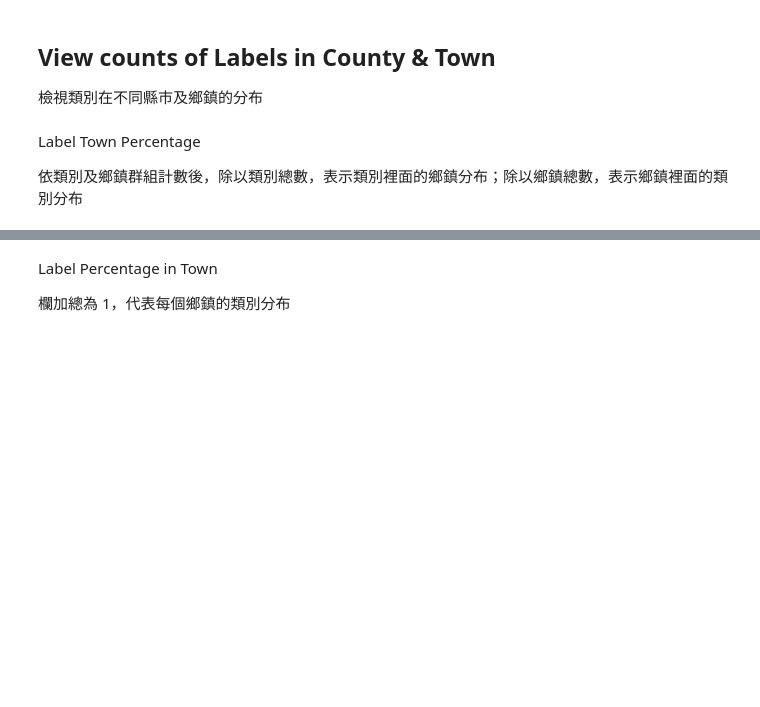
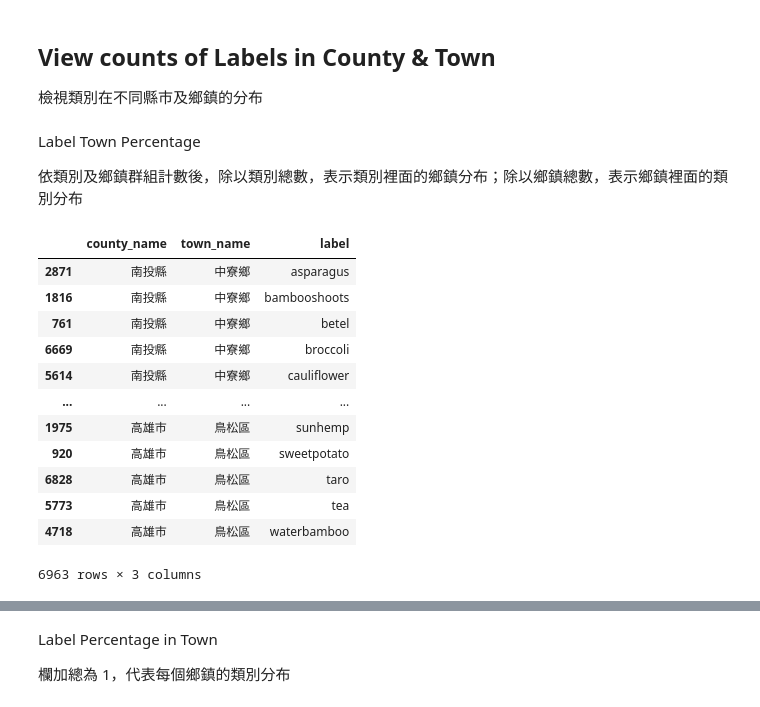
Before and after one commit to siang-chang/aidea-farmland-crops-autumn-personal, a Jupyter notebook: src/analysis/analysis.ipynb, the cells around one changed output, grey strips where cells are left out. Drawn from its saved outputs; the diff is of its cells as text; code cells hidden in the pictures; blank space fills up the shorter version.

```diff
--- a/src/analysis/analysis.ipynb
+++ b/src/analysis/analysis.ipynb
@@ -154,4 +154,24 @@ plt.show()
 Label Town Percentage
 
 依類別及鄉鎮群組計數後，除以類別總數，表示類別裡面的鄉鎮分布；除以鄉鎮總數，表示鄉鎮裡面的類別分布
+# %%
+county_town_drop_duplicates = data[['county_name', 'town_name']].drop_duplicates(ignore_index=True)
+labels_drop_duplicates = data[['label']].drop_duplicates(ignore_index=True)
+county_town_labels = pd.concat([county_town_drop_duplicates] * len(labels_drop_duplicates)).reset_index(drop=True)
+county_town_labels['label'] = labels_drop_duplicates['label'].tolist() * len(county_town_drop_duplicates)
+county_town_labels.sort_values(by=['county_name', 'town_name', 'label'], inplace=False)
+# %% [output]
+|  | county_name | town_name | label |
+| 2871 | 南投縣 | 中寮鄉 | asparagus |
+| 1816 | 南投縣 | 中寮鄉 | bambooshoots |
+| 761 | 南投縣 | 中寮鄉 | betel |
+| 6669 | 南投縣 | 中寮鄉 | broccoli |
+| 5614 | 南投縣 | 中寮鄉 | cauliflower |
+| ... | ... | ... | ... |
+| 1975 | 高雄市 | 鳥松區 | sunhemp |
+| 920 | 高雄市 | 鳥松區 | sweetpotato |
+| 6828 | 高雄市 | 鳥松區 | taro |
+| 5773 | 高雄市 | 鳥松區 | tea |
+| 4718 | 高雄市 | 鳥松區 | waterbamboo |
+6963 rows × 3 columns
 # %%
```
Also changed, not shown: parts of 2 cells of this notebook, 7 other files.
